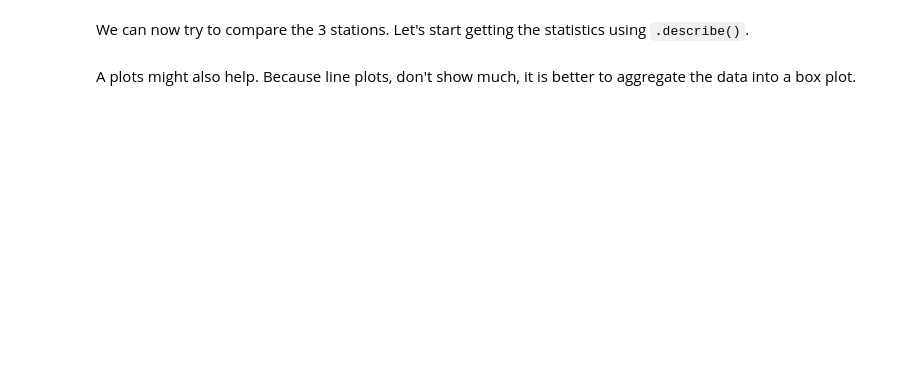
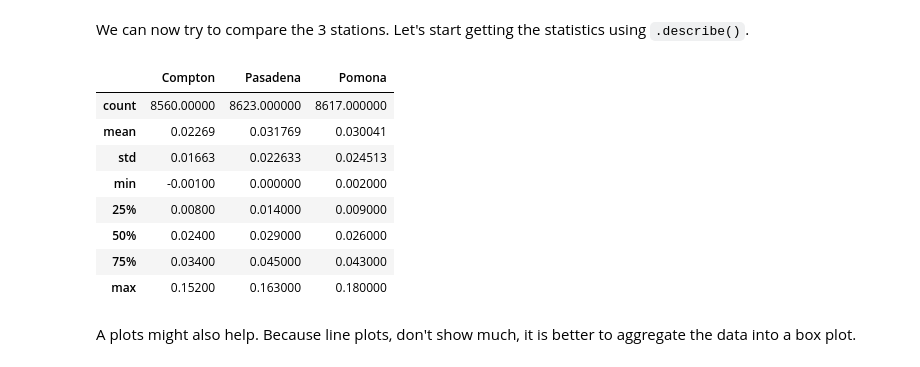
Before and after one commit to Kay-berg/ISAT420_Code, a Jupyter notebook: W5_1_AirQuality/code/analyzingAQData.ipynb, the cells around one changed output. Saved outputs shown, nothing was run; the diff lists cells and outputs as text; code cells hidden in the pictures; blank space fills up the shorter version.

```diff
--- a/W5_1_AirQuality/code/analyzingAQData.ipynb
+++ b/W5_1_AirQuality/code/analyzingAQData.ipynb
@@ -237,7 +279,17 @@ ozoneData
 We can now try to compare the 3 stations. Let's start getting the statistics using `.describe()`.
 # %%
 # Apply the .describe to the dataframe with ozone data.
-ozoneData
+ozoneData.describe()
+# %% [output]
+|  | Compton | Pasadena | Pomona |
+| count | 8560.00000 | 8623.000000 | 8617.000000 |
+| mean | 0.02269 | 0.031769 | 0.030041 |
+| std | 0.01663 | 0.022633 | 0.024513 |
+| min | -0.00100 | 0.000000 | 0.002000 |
+| 25% | 0.00800 | 0.014000 | 0.009000 |
+| 50% | 0.02400 | 0.029000 | 0.026000 |
+| 75% | 0.03400 | 0.045000 | 0.043000 |
+| max | 0.15200 | 0.163000 | 0.180000 |
 # %% [markdown]
 A plots might also help. Because line plots, don't show much, it is better to aggregate the data into a box plot.
 # %%
```
Also changed, not shown: parts of 6 cells of this notebook, 1 other file.
